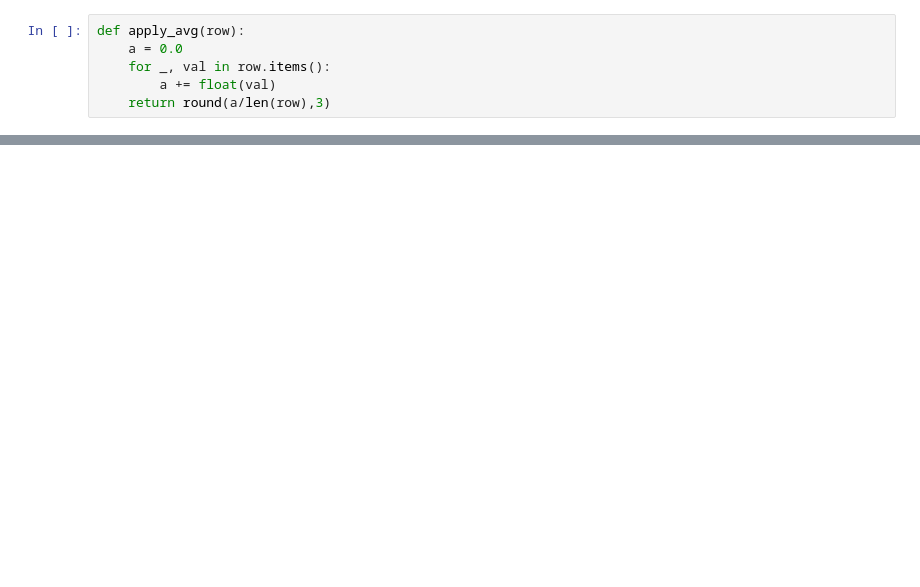
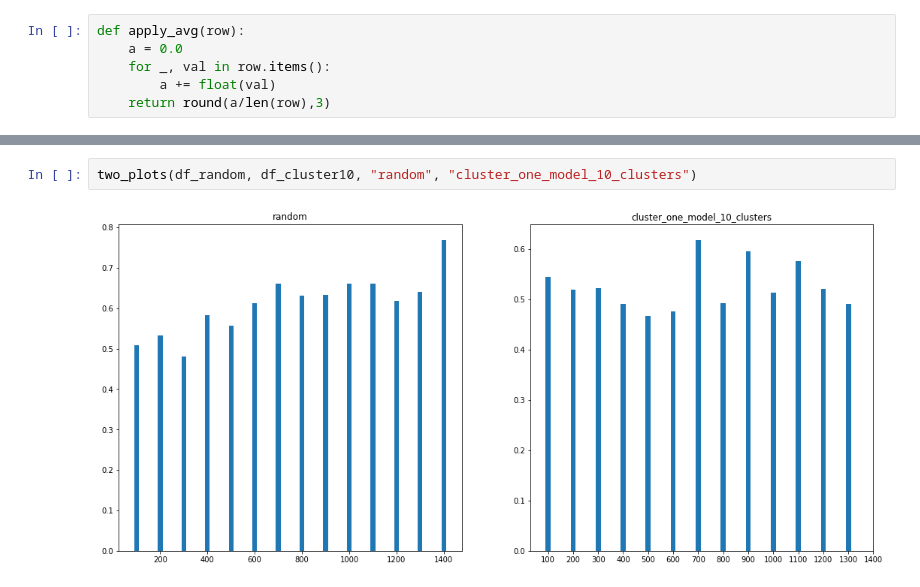
Before and after one commit to geokaragiannis/statchecker, a Jupyter notebook: active_learning_plots.ipynb, the cells around one changed output, grey strips where cells are left out. Saved outputs shown, nothing was run; the diff lists cells and outputs as text; blank space fills up the shorter version.

```diff
--- a/active_learning_plots.ipynb
+++ b/active_learning_plots.ipynb
@@ -64,0 +92,4 @@ df.plot.bar(rot=0, figsize=(18,10))
+# %%
+two_plots(df_random, df_cluster10, "random", "cluster_one_model_10_clusters")
+# %% [output]
+[figure, added]
```
Also changed, not shown: parts of 25 cells of this notebook.
